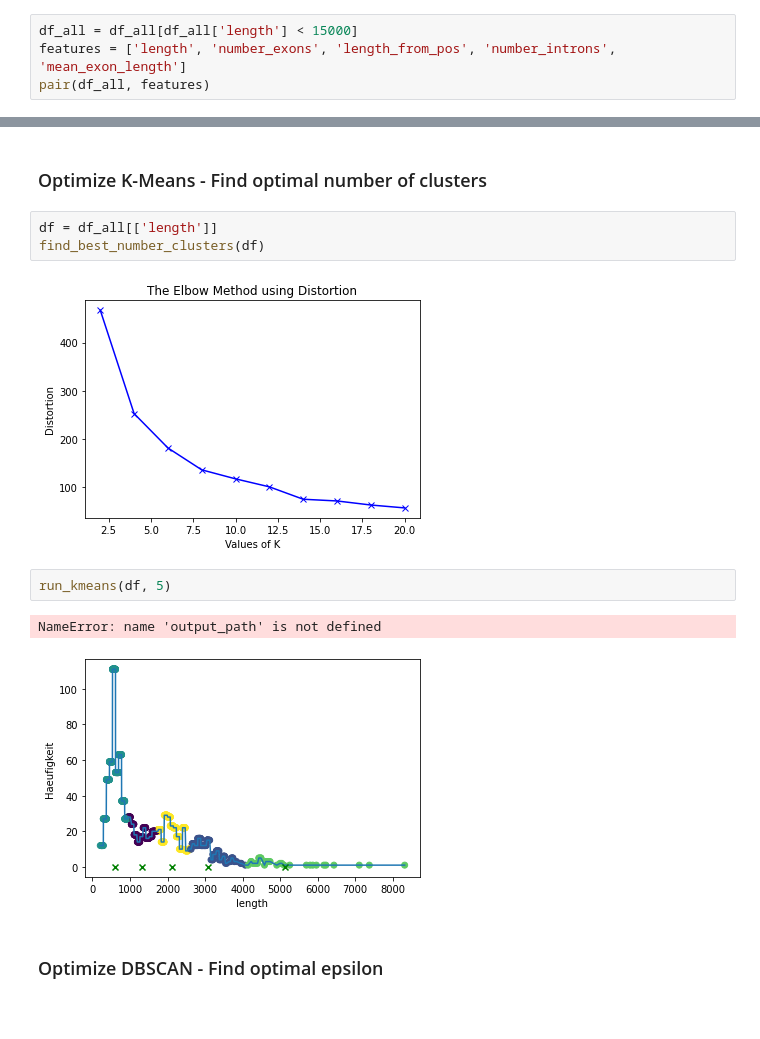
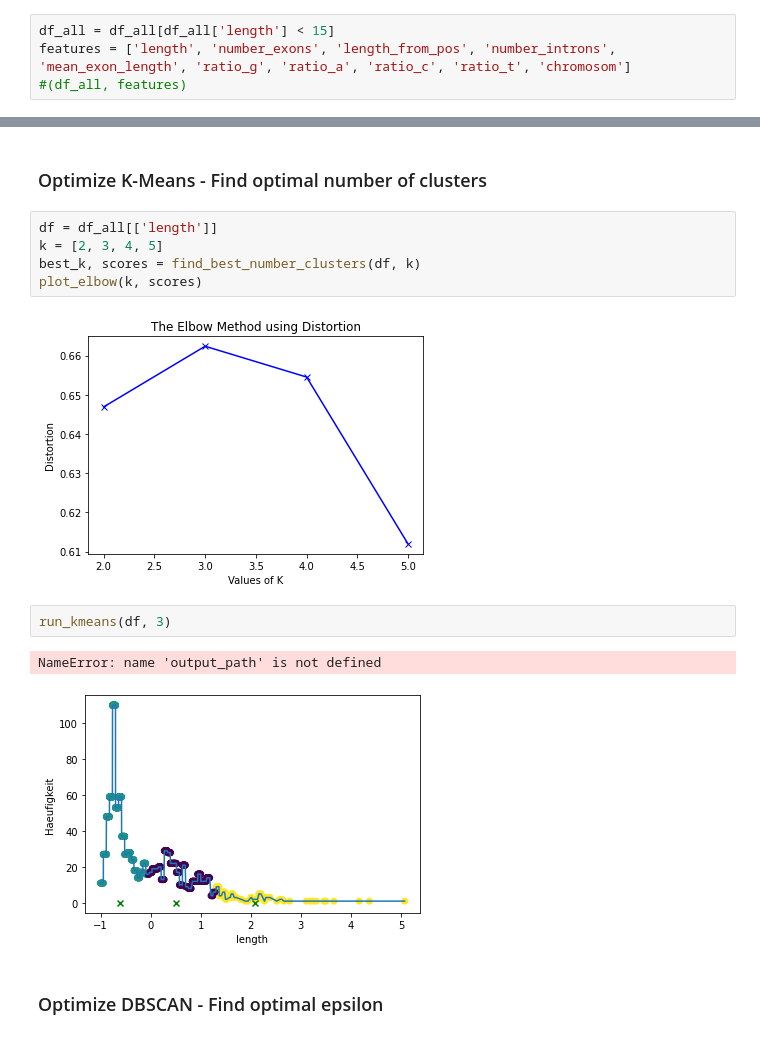
Before and after one commit to hahahannes/rna-clustering, a Jupyter notebook: notebook.ipynb, the cells around one changed output, grey strips where cells are left out. Cells and saved outputs as stored; diff of their text form.

Commit message:
added automated kmeans

```diff
--- a/notebook.ipynb
+++ b/notebook.ipynb
@@ -19,6 +20,6 @@ run_all_clustering(df, features)
 # %% [markdown]
 # Ausreiser ?
 # %%
-df_all = df_all[df_all['length'] < 15000]
-features = ['length', 'number_exons', 'length_from_pos', 'number_introns', 'mean_exon_length']
-pair(df_all, features)
+df_all = df_all[df_all['length'] < 15]
+features = ['length', 'number_exons', 'length_from_pos', 'number_introns', 'mean_exon_length', 'ratio_g', 'ratio_a', 'ratio_c', 'ratio_t', 'chromosom']
+#(df_all, features)
@@ -32,14 +31,16 @@ pair(df_all, features)
 ### Optimize K-Means - Find optimal number of clusters
 # %%
 df = df_all[['length']]
-find_best_number_clusters(df)
+k = [2, 3, 4, 5]
+best_k, scores = find_best_number_clusters(df, k)
+plot_elbow(k, scores)
 # %% [output]
-[figure, old version]
+[figure, new version]
 # %%
-run_kmeans(df, 5)
+run_kmeans(df, 3)
 # %% [output]
 NameError: name 'output_path' is not defined
-[figure, old version]
+[figure, new version]
 # %% [markdown]
 ### Optimize DBSCAN - Find optimal epsilon
 # %%
```
Also changed, not shown: parts of 16 cells of this notebook, 2 other files.
